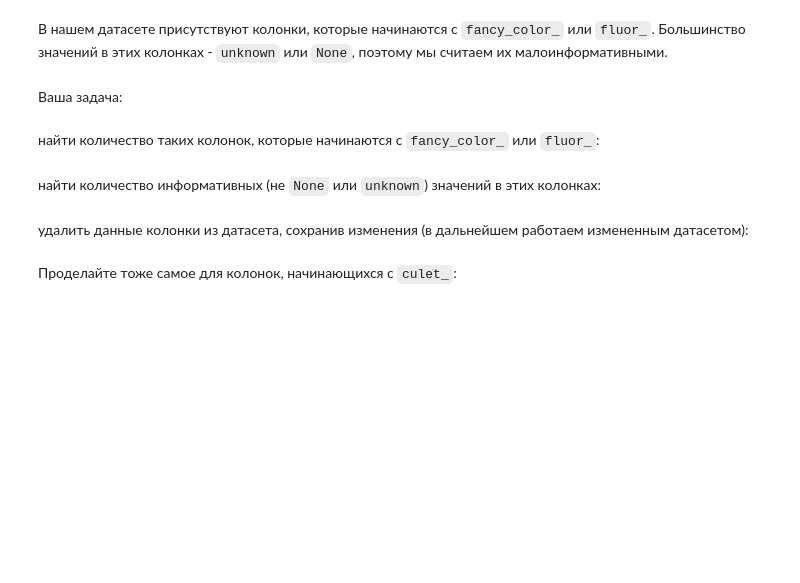
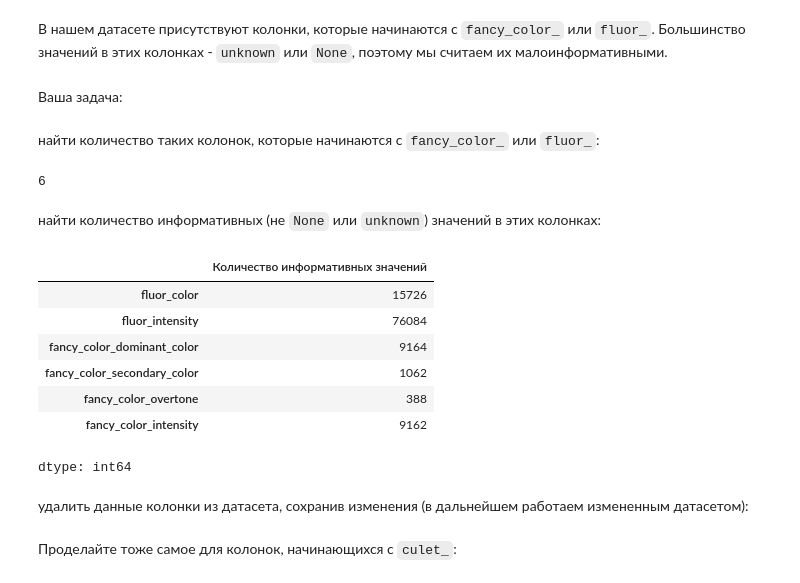
Before and after one commit to aleks-haksly/Postypashka, a Jupyter notebook: DA/01 HW/HW_1.ipynb, the cells around one changed output. Drawn from its saved outputs; the diff is of its cells as text; code cells hidden in the pictures; blank space fills up the shorter version.

```diff
--- a/DA/01 HW/HW_1.ipynb
+++ b/DA/01 HW/HW_1.ipynb
@@ -460,8 +500,24 @@ for idx in diamonds.loc[diamonds['total_sales_price'] == diamonds['total_sales_p
 Ваша задача:
 # %% [markdown]
 найти количество таких колонок, которые начинаются с `fancy_color_` или `fluor_`:
+# %%
+cols_to_drop = diamonds.columns[diamonds.columns.str.startswith('fancy_color_') | diamonds.columns.str.startswith('fluor_')]
+len(cols_to_drop)
+# %% [output]
+6
 # %% [markdown]
 найти количество информативных (не `None` или `unknown`) значений в этих колонках:
+# %%
+diamonds[cols_to_drop].isna().sum().apply(lambda x: diamonds.shape[0] - x).rename('Количество информативных значений')
+# %% [output]
+|  | Количество информативных значений |
+| fluor_color | 15726 |
+| fluor_intensity | 76084 |
+| fancy_color_dominant_color | 9164 |
+| fancy_color_secondary_color | 1062 |
+| fancy_color_overtone | 388 |
+| fancy_color_intensity | 9162 |
+dtype: int64
 # %% [markdown]
 удалить данные колонки из датасета, сохранив изменения (в дальнейшем работаем измененным датасетом):
 # %% [markdown]
```
Also changed, not shown: parts of 7 cells of this notebook.
